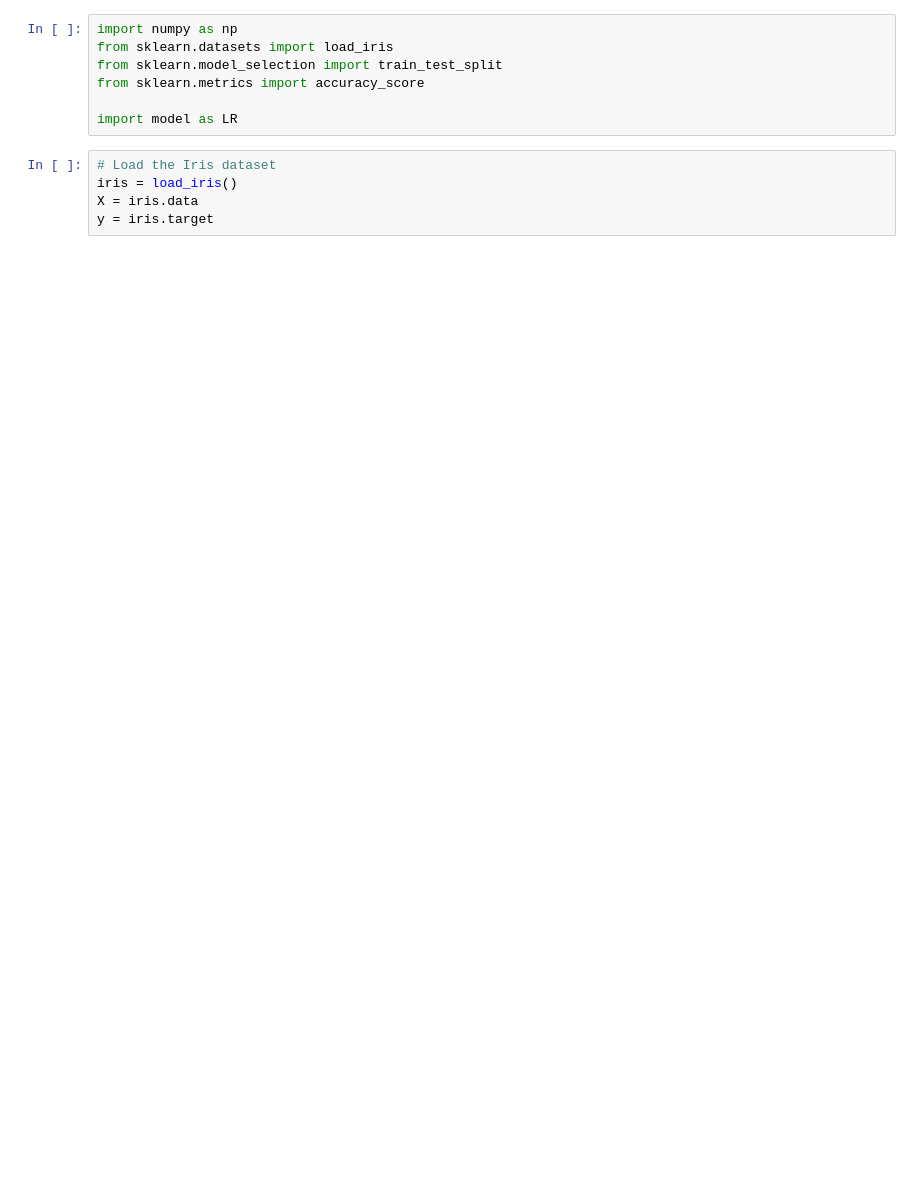
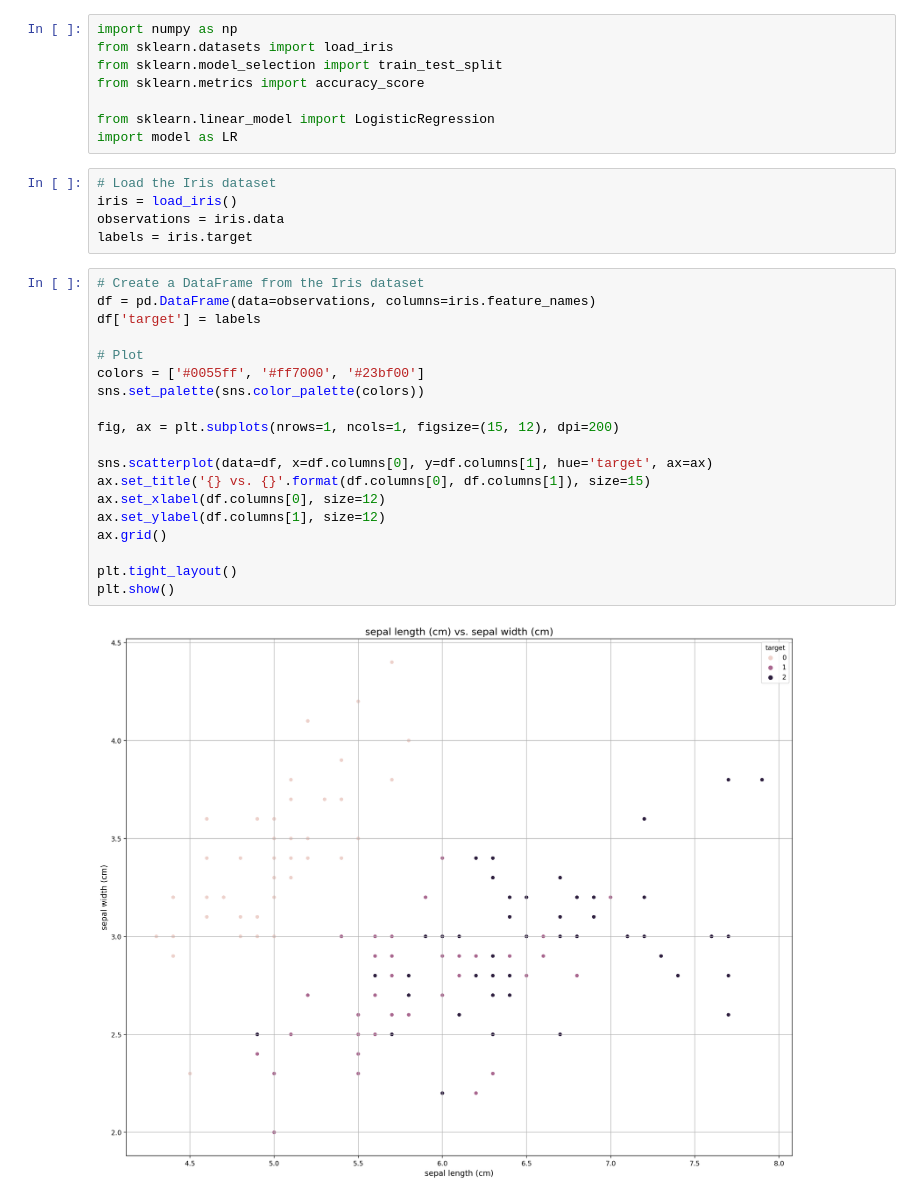
Before and after one commit to lhgiang040504/AI, a Jupyter notebook: Machine_Learning/Supervised_Learning/Logistic_Regression/multiple_classification/apply.ipynb, the cells around one changed output. Saved outputs shown, nothing was run; the diff lists cells and outputs as text; blank space fills up the shorter version.

```diff
--- a/Machine_Learning/Supervised_Learning/Logistic_Regression/multiple_classification/apply.ipynb
+++ b/Machine_Learning/Supervised_Learning/Logistic_Regression/multiple_classification/apply.ipynb
@@ -4,11 +4,33 @@ from sklearn.datasets import load_iris
 from sklearn.model_selection import train_test_split
 from sklearn.metrics import accuracy_score
 
+from sklearn.linear_model import LogisticRegression
 import model as LR
 # %%
 # Load the Iris dataset
 iris = load_iris()
-X = iris.data
-y = iris.target
+observations = iris.data
+labels = iris.target
+# %%
+# Create a DataFrame from the Iris dataset
+df = pd.DataFrame(data=observations, columns=iris.feature_names)
+df['target'] = labels
+
+# Plot
+colors = ['#0055ff', '#ff7000', '#23bf00']
+sns.set_palette(sns.color_palette(colors))
+
+fig, ax = plt.subplots(nrows=1, ncols=1, figsize=(15, 12), dpi=200)
+
+sns.scatterplot(data=df, x=df.columns[0], y=df.columns[1], hue='target', ax=ax)
+ax.set_title('{} vs. {}'.format(df.columns[0], df.columns[1]), size=15)
+ax.set_xlabel(df.columns[0], size=12)
+ax.set_ylabel(df.columns[1], size=12)
+ax.grid()
+
+plt.tight_layout()
+plt.show()
+# %% [output]
+[figure, added]
 # %%
 # Split the dataset into training and testing sets
```
Also changed, not shown: parts of 4 cells of this notebook.
